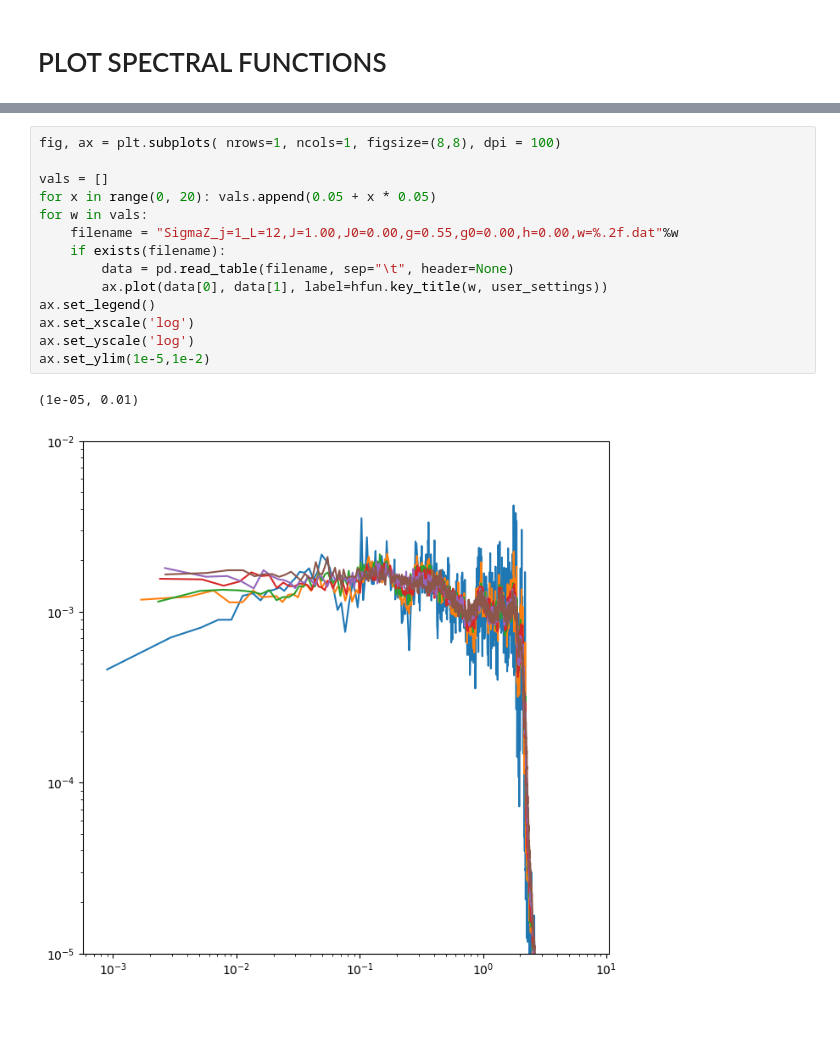
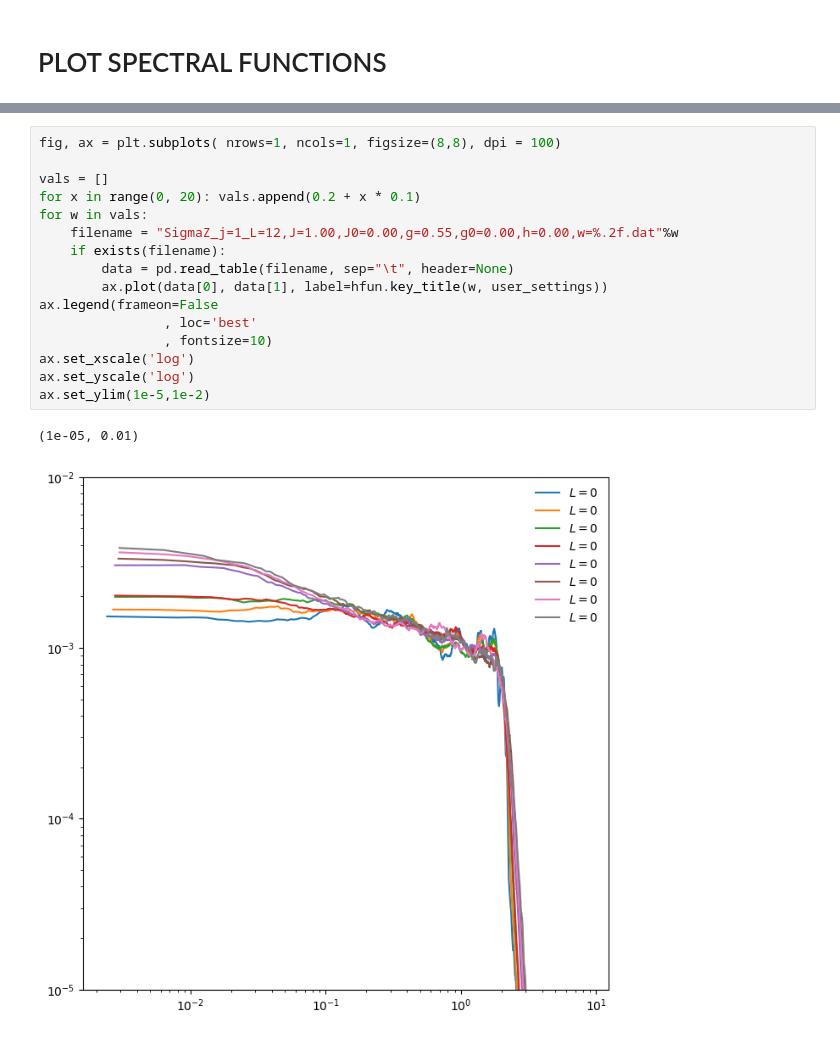
Before and after one commit to makskliczkowski/Transverse_Ising_ETH, a Jupyter notebook: IsignTransverse_ETH/Python/spectral_functions.ipynb, the cells around one changed output, grey strips where cells are left out. Drawn from its saved outputs; the diff is of its cells as text.

```diff
--- a/IsignTransverse_ETH/Python/spectral_functions.ipynb
+++ b/IsignTransverse_ETH/Python/spectral_functions.ipynb
@@ -250,17 +265,19 @@ ValueError: min() arg is an empty sequence
 # %%
 fig, ax = plt.subplots( nrows=1, ncols=1, figsize=(8,8), dpi = 100)
 
 vals = []
-for x in range(0, 20): vals.append(0.05 + x * 0.05)
+for x in range(0, 20): vals.append(0.2 + x * 0.1)
 for w in vals:
     filename = "SigmaZ_j=1_L=12,J=1.00,J0=0.00,g=0.55,g0=0.00,h=0.00,w=%.2f.dat"%w
     if exists(filename):
         data = pd.read_table(filename, sep="\t", header=None)
         ax.plot(data[0], data[1], label=hfun.key_title(w, user_settings))
-ax.set_legend()
+ax.legend(frameon=False
+                , loc='best'
+                , fontsize=10)
 ax.set_xscale('log')
 ax.set_yscale('log')
 ax.set_ylim(1e-5,1e-2)
 # %% [output]
 (1e-05, 0.01)
-[figure, old version]
+[figure, new version]
```
Also changed, not shown: parts of 3 cells of this notebook, 8 other files.
